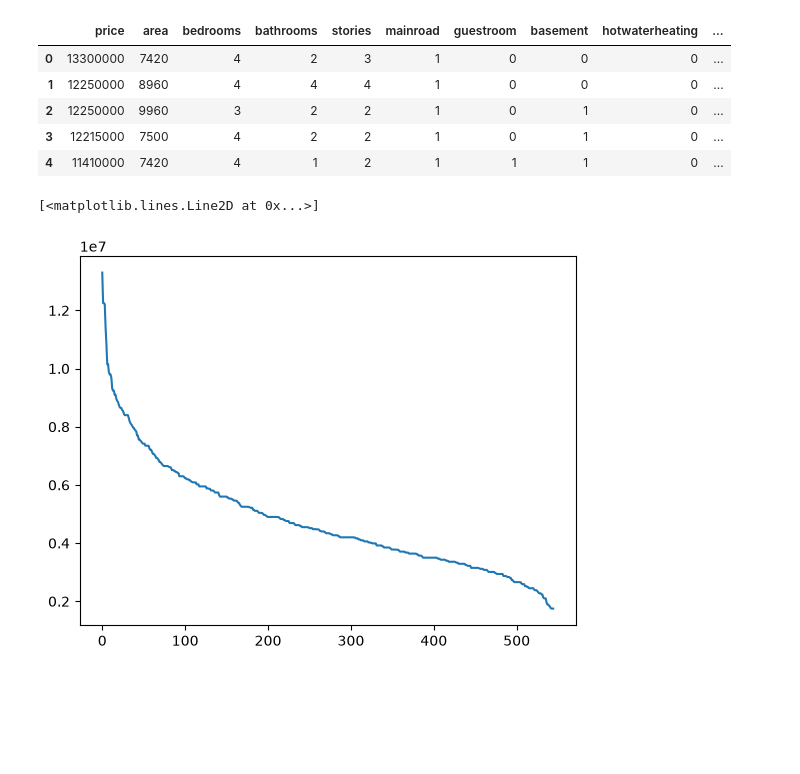
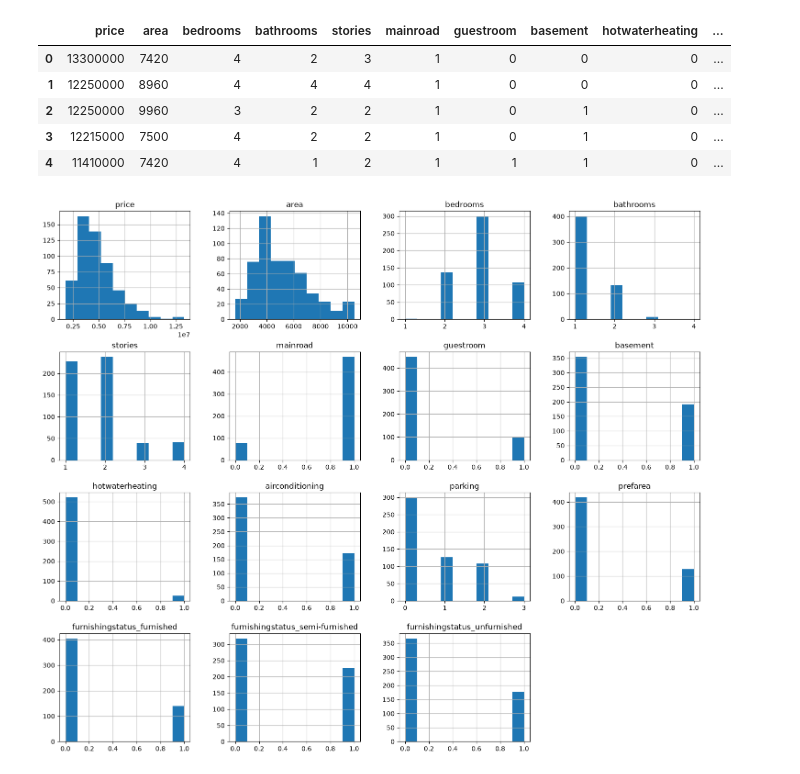
Before and after one commit to harminvp00/machine_learning, a Jupyter notebook: models/regression/linear_regression.ipynb, the cells around one changed output. Saved outputs shown, nothing was run; the diff lists cells and outputs as text; code cells hidden in the pictures; blank space fills up the shorter version.

```diff
--- a/models/regression/linear_regression.ipynb
+++ b/models/regression/linear_regression.ipynb
@@ -48,10 +48,10 @@ df.head()
 | 4 | 11410000 | 7420 | 4 | 1 | 2 | 1 | 1 | 1 | 0 | ... |
 # %%
 
-plt.plot(df['price'])
+df.hist(figsize=(18,15))
+plt.show()
 # %% [output]
-[<matplotlib.lines.Line2D at 0x...>]
-[figure, old version]
+[figure, new version]
 # %%
 
 # Lets build linear regression from scratch
```
Also changed, not shown: parts of 4 cells of this notebook, 3 other files.
